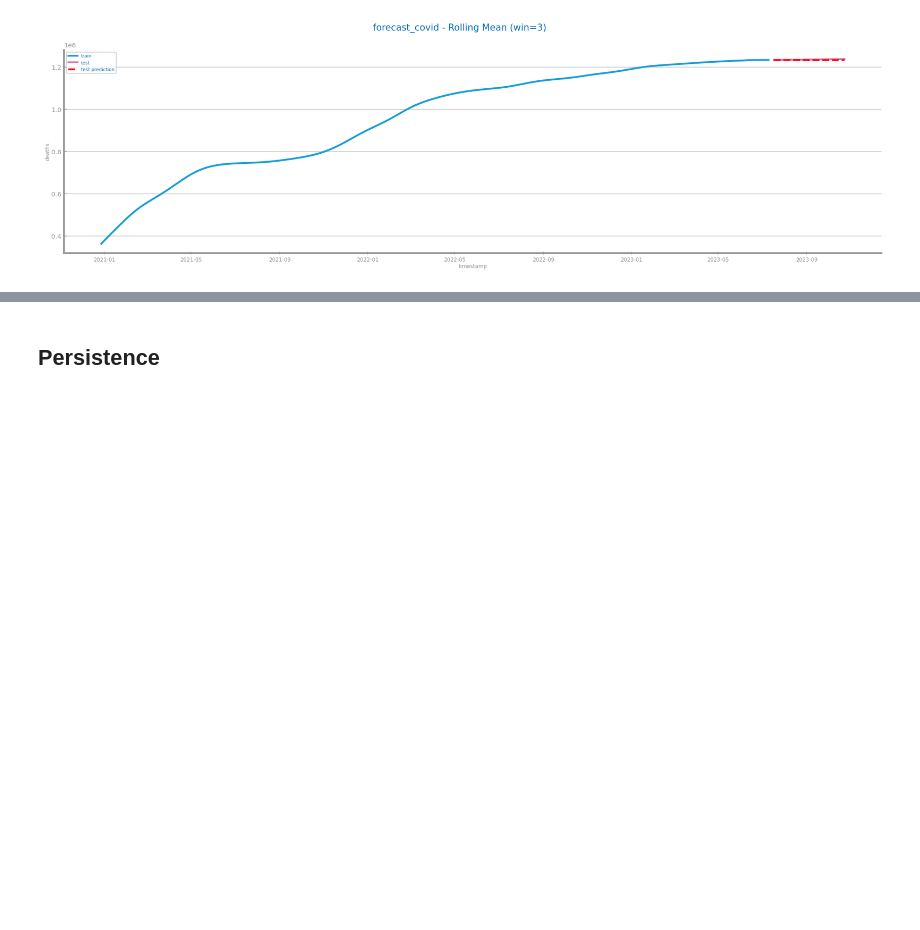
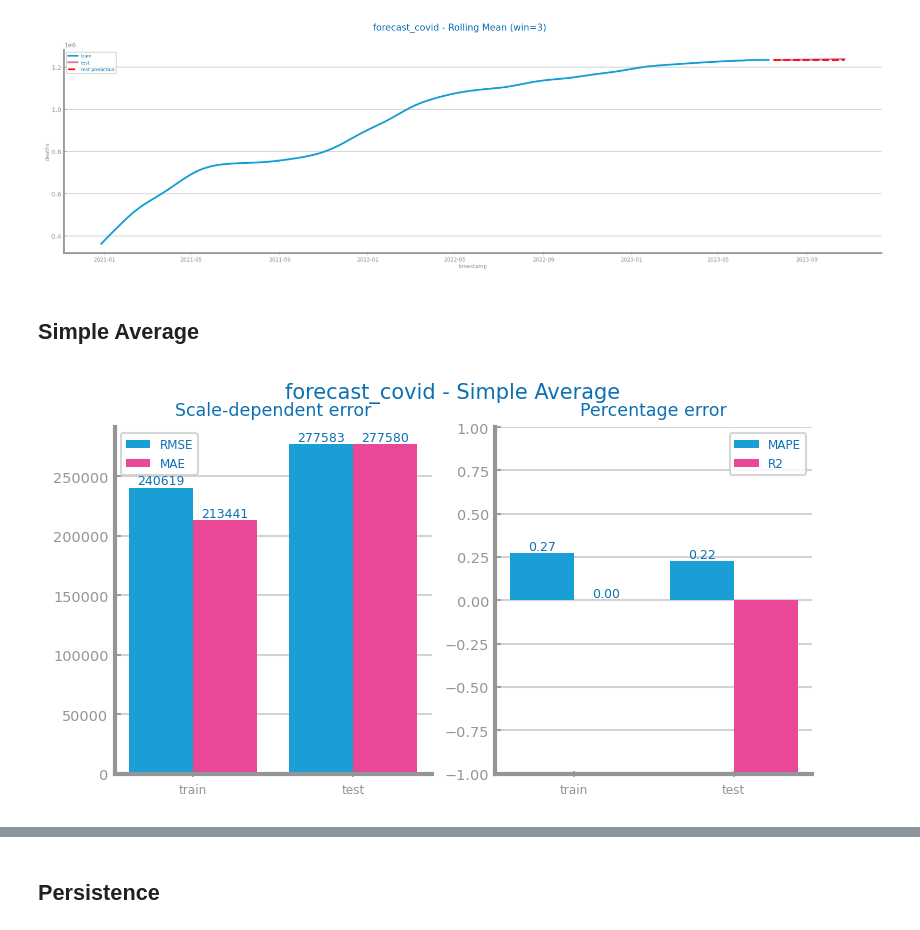
Before and after one commit to esteves3/data-science, a Jupyter notebook: forecasting-covid-data-transformation.ipynb, the cells around one changed output, grey strips where cells are left out. Drawn from its saved outputs; the diff is of its cells as text; code cells hidden in the pictures; blank space fills up the shorter version.

Commit message:
add simple average + persistence for covid

```diff
--- a/forecasting-covid-data-transformation.ipynb
+++ b/forecasting-covid-data-transformation.ipynb
@@ -410,2 +410,32 @@ savefig(f"images/{file_tag}_rollingmean_{measure}_forecast.png")
 # %% [output]
 [figure]
+# %% [markdown]
+## Simple Average
+# %%
+class SimpleAvgRegressor(RegressorMixin):
+    def __init__(self):
+        super().__init__()
+        self.mean: float = 0.0
+        return
+
+    def fit(self, X: Series):
+        self.mean = X.mean()
+        return
+
+    def predict(self, X: Series) -> Series:
+        prd: list = len(X) * [self.mean]
+        prd_series: Series = Series(prd)
+        prd_series.index = X.index
+        return prd_series
+# %%
+train, test = series_train_test_split(data, trn_pct=0.90)
+
+fr_mod = SimpleAvgRegressor()
+fr_mod.fit(train)
+prd_trn: Series = fr_mod.predict(train)
+prd_tst: Series = fr_mod.predict(test)
+
+plot_forecasting_eval(train, test, prd_trn, prd_tst, title=f"{file_tag} - Simple Average")
+savefig(f"images/forecast/{file_tag}_simpleAvg_eval.png")
+# %% [output]
+[figure, added]
```
Also changed, not shown: parts of 9 cells of this notebook.
